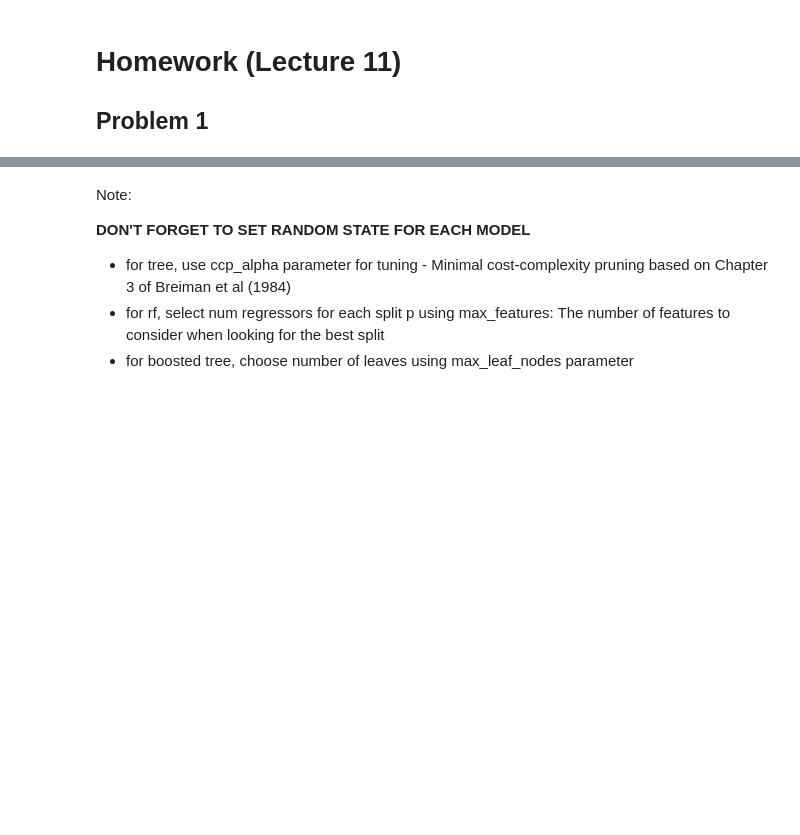
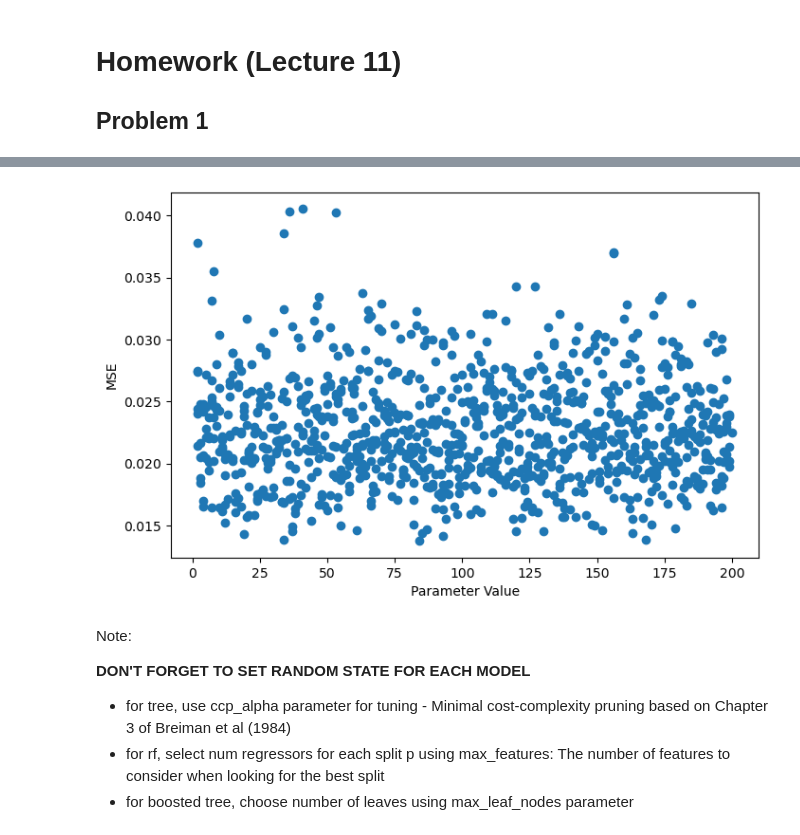
Before and after one commit to mattzhao-R/ml4econs, a Jupyter notebook: hw3/hw3.ipynb, the cells around one changed output, grey strips where cells are left out. Drawn from its saved outputs; the diff is of its cells as text; code cells hidden in the pictures; blank space fills up the shorter version.

```diff
--- a/hw3/hw3.ipynb
+++ b/hw3/hw3.ipynb
@@ -126,6 +128,8 @@ cv_viz(rf_cv,params)
 # %%
-params = np.linspace(1,100,10,dtype=int)
+params = np.linspace(2,200,1000,dtype=int)
 cv_viz(boost_cv,params)
+# %% [output]
+[figure, added]
 # %% [markdown]
 Note:
 
```
Also changed, not shown: parts of 8 cells of this notebook.
